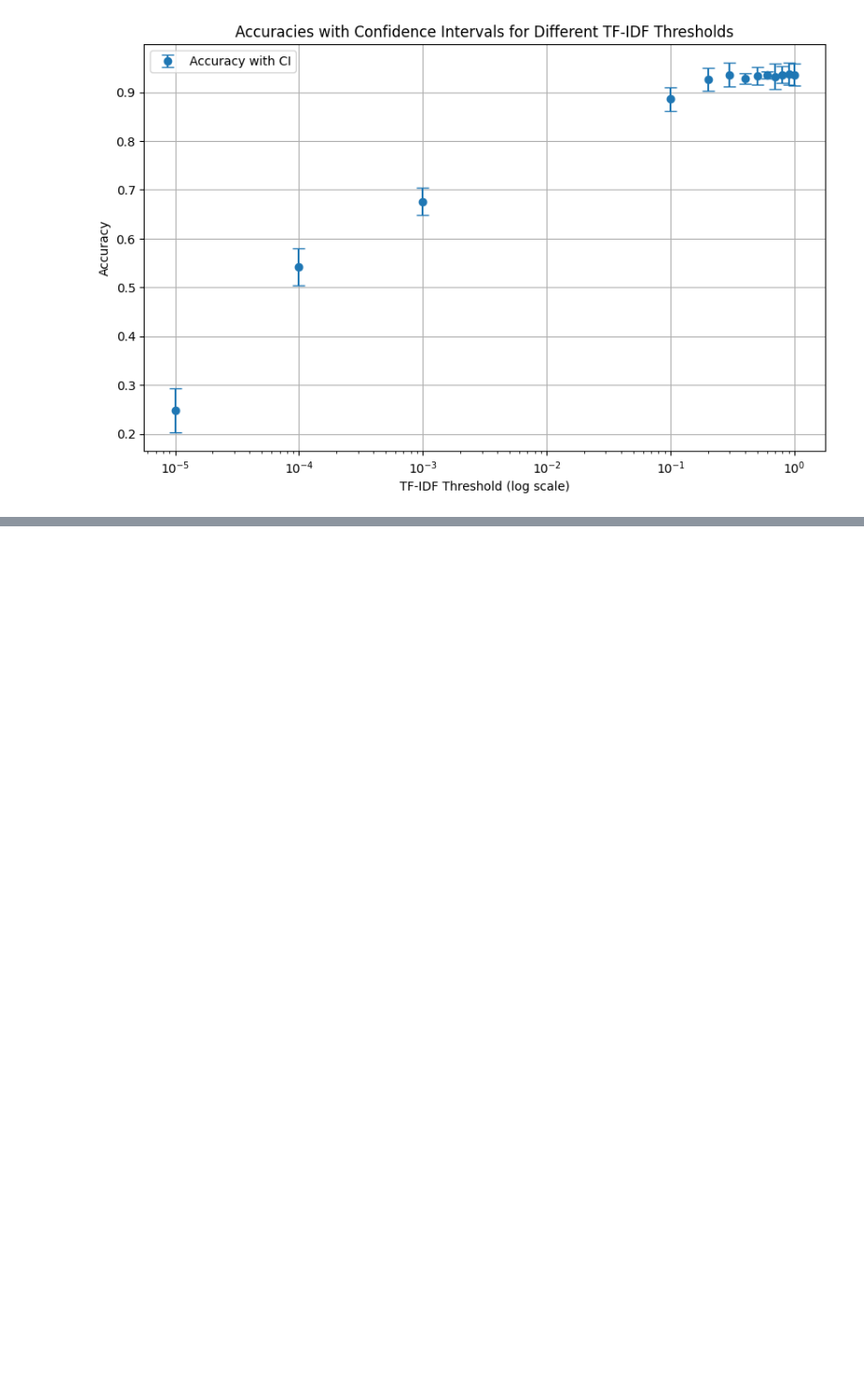
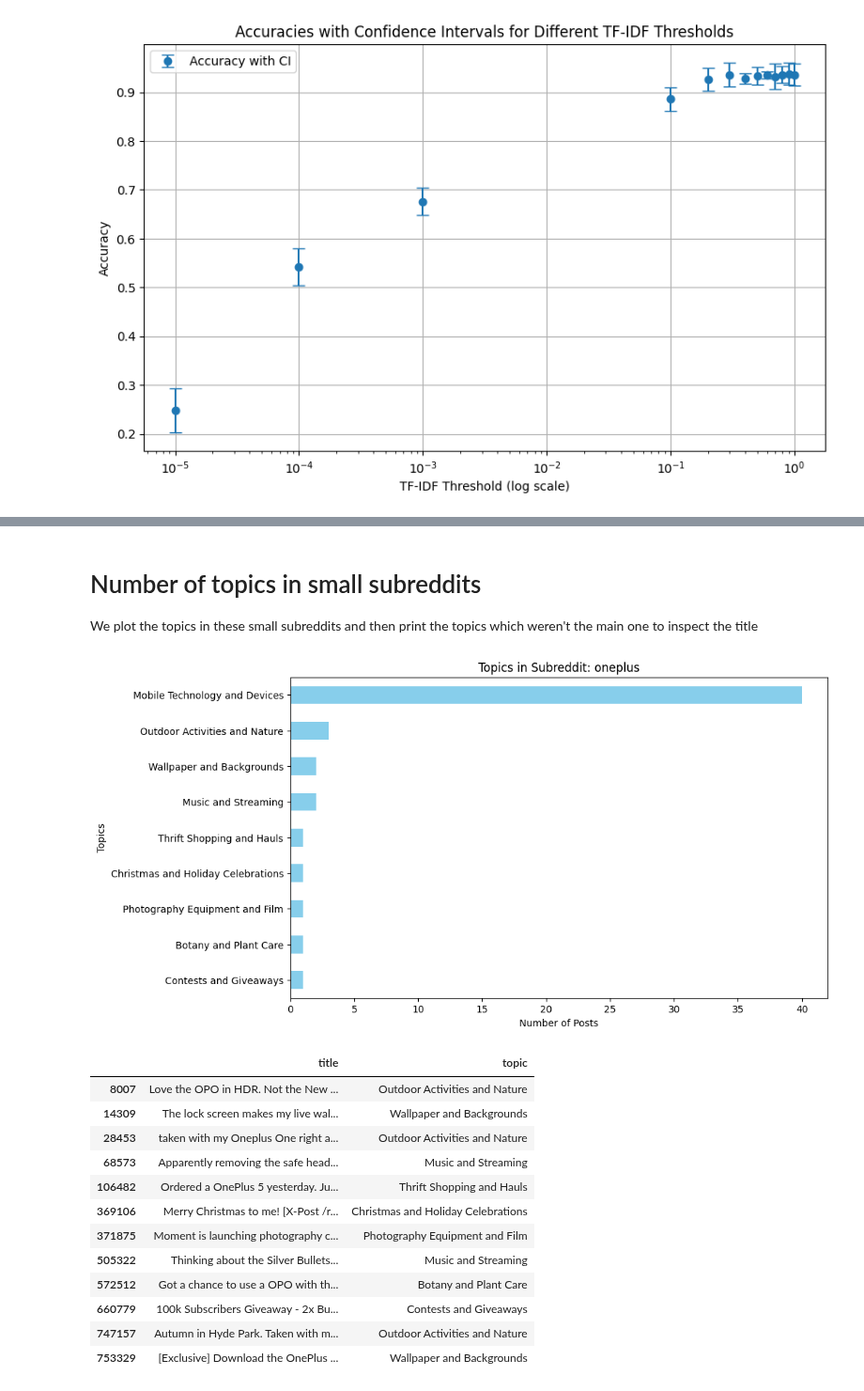
Before and after one commit to stefanoviel/RedditPolarization, a Jupyter notebook: notebooks/result_analysis.ipynb, the cells around one changed output, grey strips where cells are left out. Shown at 94% size. Saved outputs shown, nothing was run; the diff lists cells and outputs as text; code cells hidden in the pictures; blank space fills up the shorter version.

```diff
--- a/notebooks/result_analysis.ipynb
+++ b/notebooks/result_analysis.ipynb
@@ -472,0 +527,46 @@ df
+# %% [markdown]
+# Number of topics in small subreddits
+
+We plot the topics in these small subreddits and then print the topics which weren't the main one to inspect the title
+# %%
+def plot_topic_in_subreddit(df, subreddit_name):
+    filtered_df = df[df['subreddit'] == subreddit_name]
+
+    # Count the occurrences of each topic within that subreddit
+    topic_counts = filtered_df['topic'].value_counts()
+
+    # Plot the data
+    plt.figure(figsize=(10, 6))
+    topic_counts.plot(kind='barh', color='skyblue')
+    plt.xlabel('Number of Posts')
+    plt.ylabel('Topics')
+    plt.title(f'Topics in Subreddit: {subreddit_name}')
+    plt.gca().invert_yaxis()
+    plt.show()
+# %%
+plot_topic_in_subreddit(df, 'oneplus')
+
+# Filtering the DataFrame based on the given conditions
+filtered_df = df[(df['subreddit'] == 'oneplus') & (df['topic'] != 'Mobile Technology and Devices')]
+
+# Ensuring that the entire title is printed
+pd.set_option('display.max_colwidth', None)
+
+# Selecting and displaying the required columns
+filtered_df_result = filtered_df[['title', 'topic']]
+filtered_df_result
+# %% [output]
+[figure, added]
+|  | title | topic |
+| 8007 | Love the OPO in HDR. Not the New ... | Outdoor Activities and Nature |
+| 14309 | The lock screen makes my live wal... | Wallpaper and Backgrounds |
+| 28453 | taken with my Oneplus One right a... | Outdoor Activities and Nature |
+| 68573 | Apparently removing the safe head... | Music and Streaming |
+| 106482 | Ordered a OnePlus 5 yesterday. Ju... | Thrift Shopping and Hauls |
+| 369106 | Merry Christmas to me! [X-Post /r... | Christmas and Holiday Celebrations |
+| 371875 | Moment is launching photography c... | Photography Equipment and Film |
+| 505322 | Thinking about the Silver Bullets... | Music and Streaming |
+| 572512 | Got a chance to use a OPO with th... | Botany and Plant Care |
+| 660779 | 100k Subscribers Giveaway - 2x Bu... | Contests and Giveaways |
+| 747157 | Autumn in Hyde Park. Taken with m... | Outdoor Activities and Nature |
+| 753329 | [Exclusive] Download the OnePlus ... | Wallpaper and Backgrounds |
```
Also changed, not shown: parts of 16 cells of this notebook, 6 other files.
